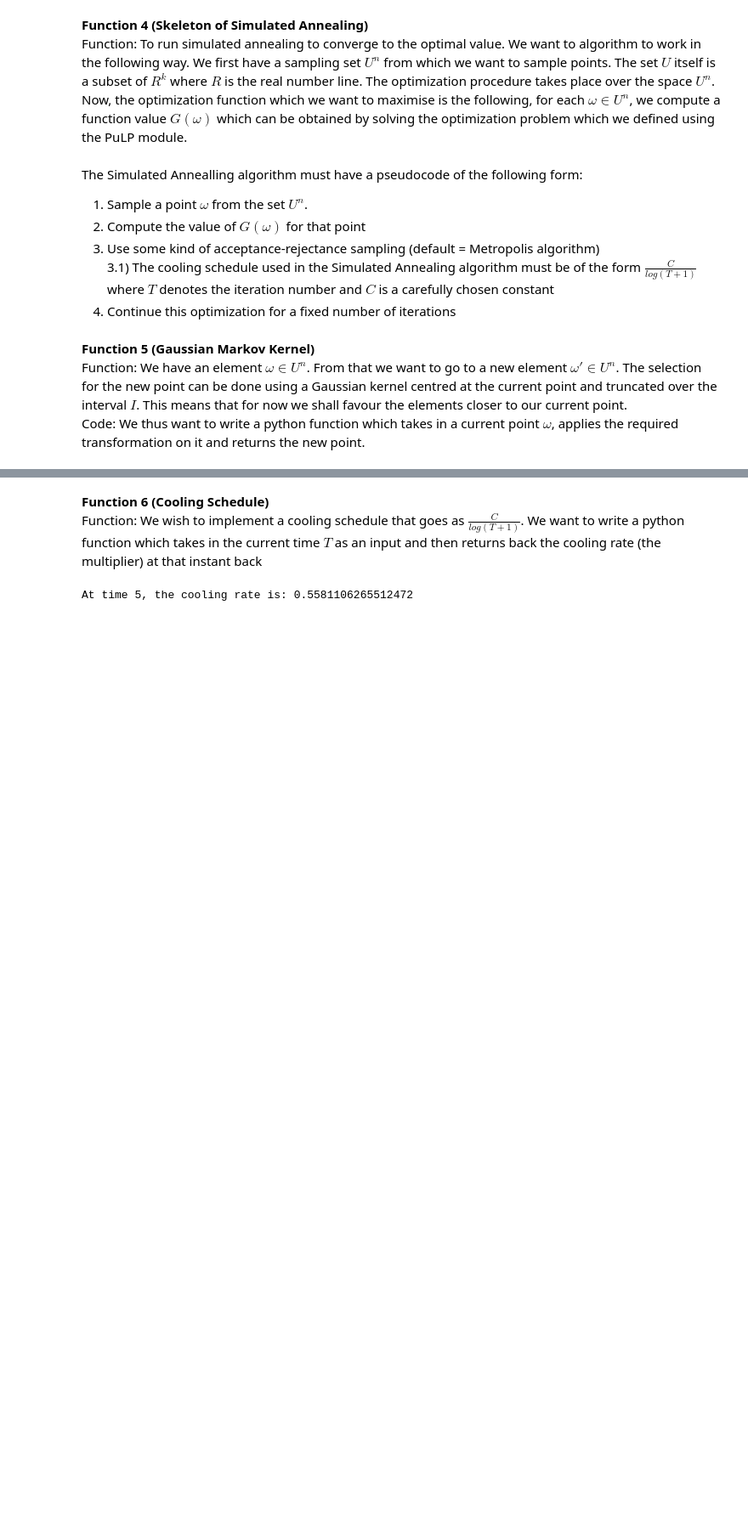
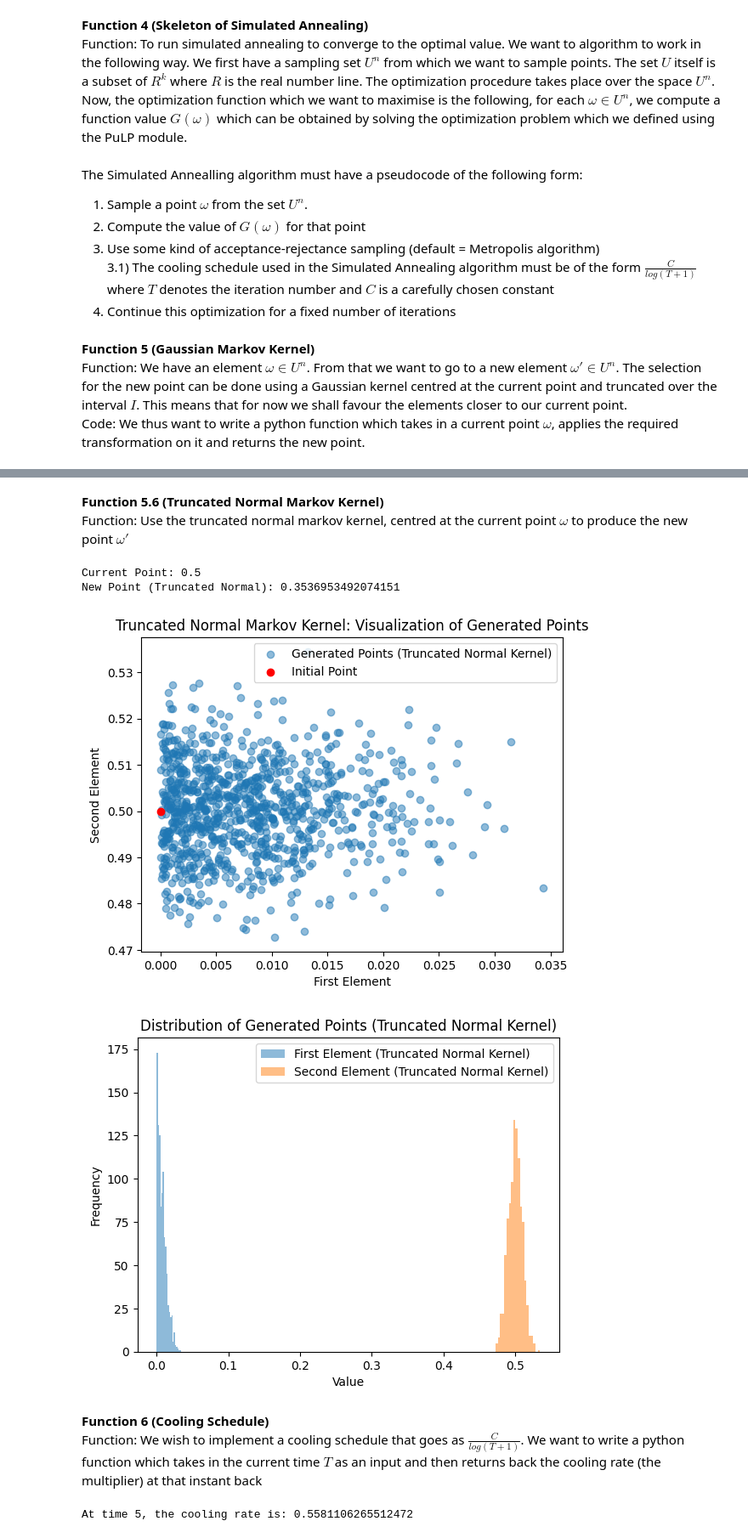
Before and after one commit to ChinmayPimpalkhare/WURP_23, a Jupyter notebook: Notebooks/SA_1_anderson.ipynb, the cells around one changed output, grey strips where cells are left out. Shown at 85% size. Cells and saved outputs as stored; diff of their text form; code cells hidden in the pictures; blank space fills up the shorter version.

```diff
--- a/Notebooks/SA_1_anderson.ipynb
+++ b/Notebooks/SA_1_anderson.ipynb
@@ -203,0 +349,10 @@ plt.show()
+# %%
+# Example usage:
+initial_point = np.array([0.5, 0.5, 0.5])
+interval_I = (0, 2)
+alpha = 2.0
+
+# Apply Beta Markov Kernel to generate a new point
+new_point = fp_beta_markov_kernel(initial_point, interval_I, alpha)
+print("Current Point:\n", initial_point)
+print("New Point:\n", new_point)
@@ -203,0 +410,3 @@ plt.show()
+# %% [markdown]
+**Function 5.6 (Truncated Normal Markov Kernel)** <br>
+Function: Use the truncated normal markov kernel, centred at the current point $\omega$ to produce the new point $\omega'$
@@ -204,3 +440,63 @@ plt.show()
+# %%
+# Example usage:
+omega = 0.5
+sigma = 0.1
+interval_I = (0, 1)
+
+# Generate a new point using the Truncated Normal Markov Kernel
+omega_prime = truncated_normal_markov_kernel(omega, sigma, interval_I)
+
+print("Current Point:", omega)
+print("New Point (Truncated Normal):", omega_prime)
+# %% [output]
+Current Point: 0.5
+New Point (Truncated Normal): 0.3536953492074151
+# %%
+# Set the seed for reproducibility
+np.random.seed(42)
+
+# Initial point
+initial_point = np.array([0, 0.5])  # Replace with your actual initial point
+
+# Parameters for Truncated Normal Markov Kernel
+closed_interval_I = (0, 2)
+sigma = 0.01  # Standard deviation for Truncated Normal Markov Kernel
+# Number of iterations
+num_iterations = 1000
+
+# Store new points for visualization
+new_points_truncated_normal = []
+
+# Run the function num_iterations times independently
+for _ in range(num_iterations):
+    new_point_truncated_normal = truncated_normal_markov_kernel(initial_point, sigma, closed_interval_I)
+    new_points_truncated_normal.append(new_point_truncated_normal)
+
+# Extract the first two elements for visualization
+new_points_array_truncated_normal = np.array(new_points_truncated_normal)
+x_values_truncated_normal = new_points_array_truncated_normal[:, 0]
+y_values_truncated_normal = new_points_array_truncated_normal[:, 1]
+
+# Plot the first two elements of the new points using Truncated Normal Markov Kernel
+plt.scatter(x_values_truncated_normal, y_values_truncated_normal, alpha=0.5, label='Generated Points (Truncated Normal Kernel)')
+plt.scatter(initial_point[0], initial_point[1], color='red', label='Initial Point')
+plt.title('Truncated Normal Markov Kernel: Visualization of Generated Points')
+plt.xlabel('First Element')
+plt.ylabel('Second Element')
+plt.legend()
+plt.show()
+
+# Plot the distribution to ensure it resembles a Truncated Normal distribution
+plt.hist(x_values_truncated_normal, bins=20, alpha=0.5, label='First Element (Truncated Normal Kernel)')
+plt.hist(y_values_truncated_normal, bins=20, alpha=0.5, label='Second Element (Truncated Normal Kernel)')
+plt.title('Distribution of Generated Points (Truncated Normal Kernel)')
+plt.xlabel('Value')
+plt.ylabel('Frequency')
+plt.legend()
+plt.show()
+# %% [output]
+[figure, added]
+[figure, added]
 # %% [markdown]
 **Function 6 (Cooling Schedule)** <br>
 Function: We wish to implement a cooling schedule that goes as $\frac{C}{log(T+1)}$. We want to write a python function which takes in the current time $T$ as an input and then returns back the cooling rate (the multiplier) at that instant back <br>
```
Also changed, not shown: parts of 26 cells of this notebook.
